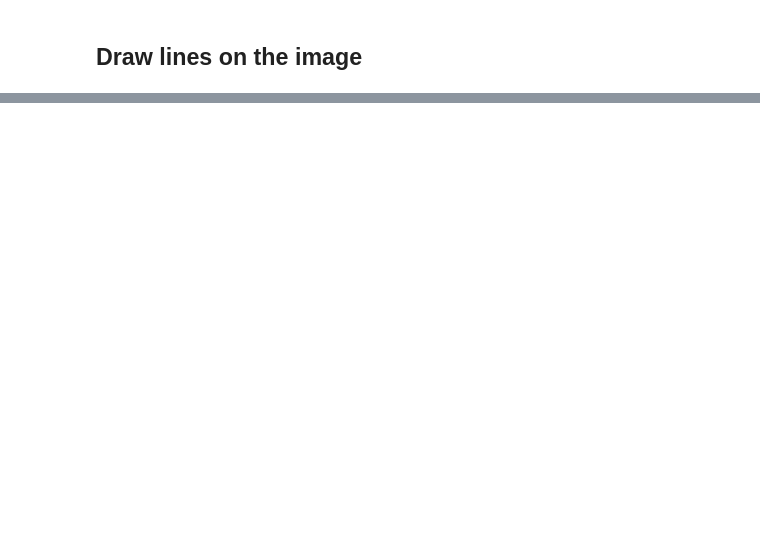
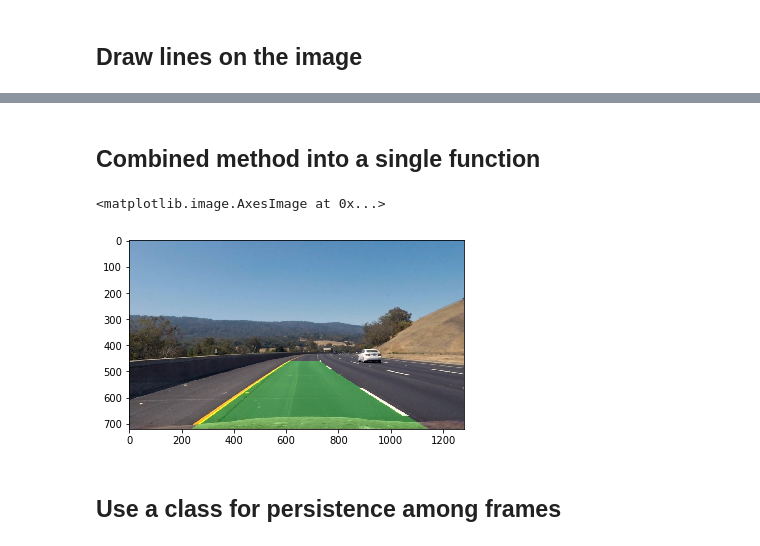
Before and after one commit to amanda-ni/CarND-Advanced-Lane-Lines, a Jupyter notebook: Pipeline.ipynb, the cells around one changed output, grey strips where cells are left out. Saved outputs shown, nothing was run; the diff lists cells and outputs as text; code cells hidden in the pictures; blank space fills up the shorter version.

```diff
--- a/Pipeline.ipynb
+++ b/Pipeline.ipynb
@@ -143,0 +255,10 @@ plt.ylim(720, 0)
+# %% [markdown]
+## Combined method into a single function
+# %%
+laneimage = detect_lanes('test_images/test3.jpg', mtx, dist, M, Minv)
+plt.imshow(cv2.cvtColor(laneimage,cv2.COLOR_BGR2RGB))
+# %% [output]
+<matplotlib.image.AxesImage at 0x...>
+[figure, added]
+# %% [markdown]
+## Use a class for persistence among frames
```
Also changed, not shown: parts of 25 cells of this notebook, 2 other files.
